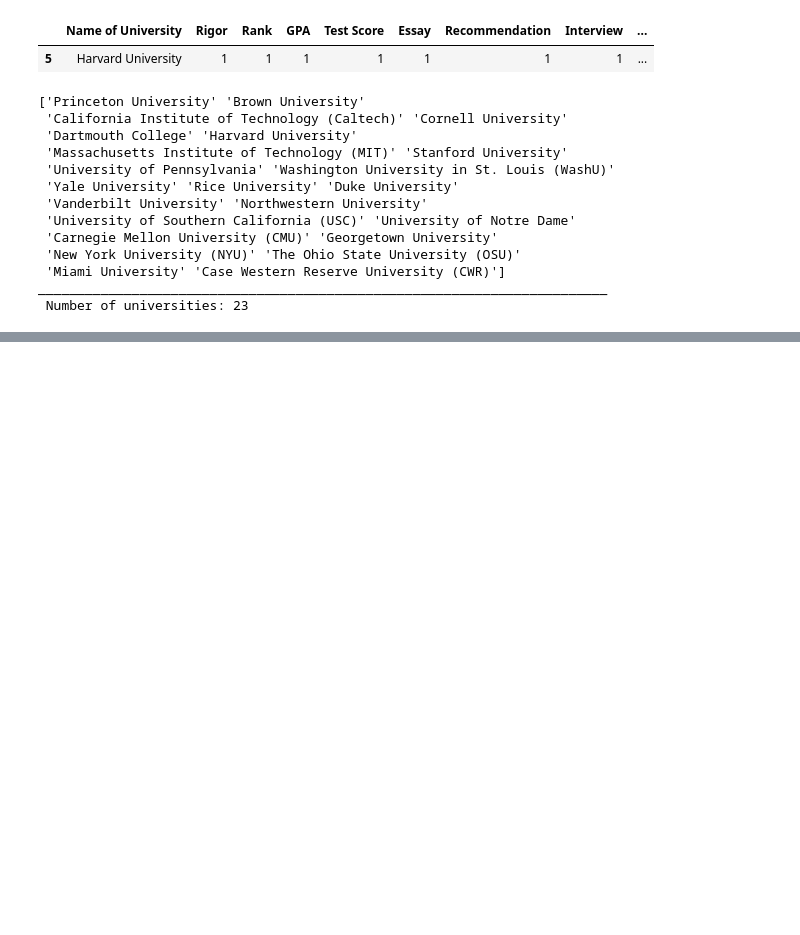
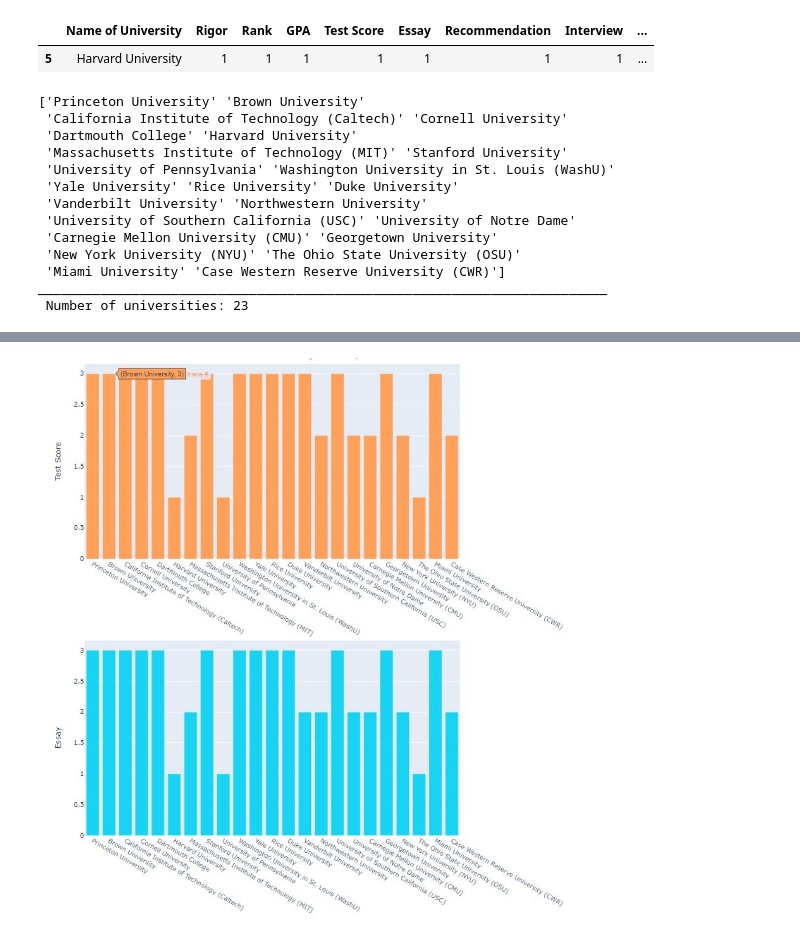
Before and after one commit to MilicaPutica/Exploratory-Data-Analysis-and-Visualization-for-metrics-with-Pandas-and-Plotly, a Jupyter notebook: Exploratory Data Analysis and Visualization for metrics with Pandas and Plotly.ipynb, the cells around one changed output, grey strips where cells are left out. Drawn from its saved outputs; the diff is of its cells as text; code cells hidden in the pictures; blank space fills up the shorter version.

```diff
--- a/Exploratory Data Analysis and Visualization for metrics with Pandas and Plotly.ipynb
+++ b/Exploratory Data Analysis and Visualization for metrics with Pandas and Plotly.ipynb
@@ -84,0 +92,4 @@ fig.show()
+# %%
+display(Image(filename="EDA_3.jpg"))
+# %% [output]
+[figure, added]
```
Also changed, not shown: parts of 15 cells of this notebook.
